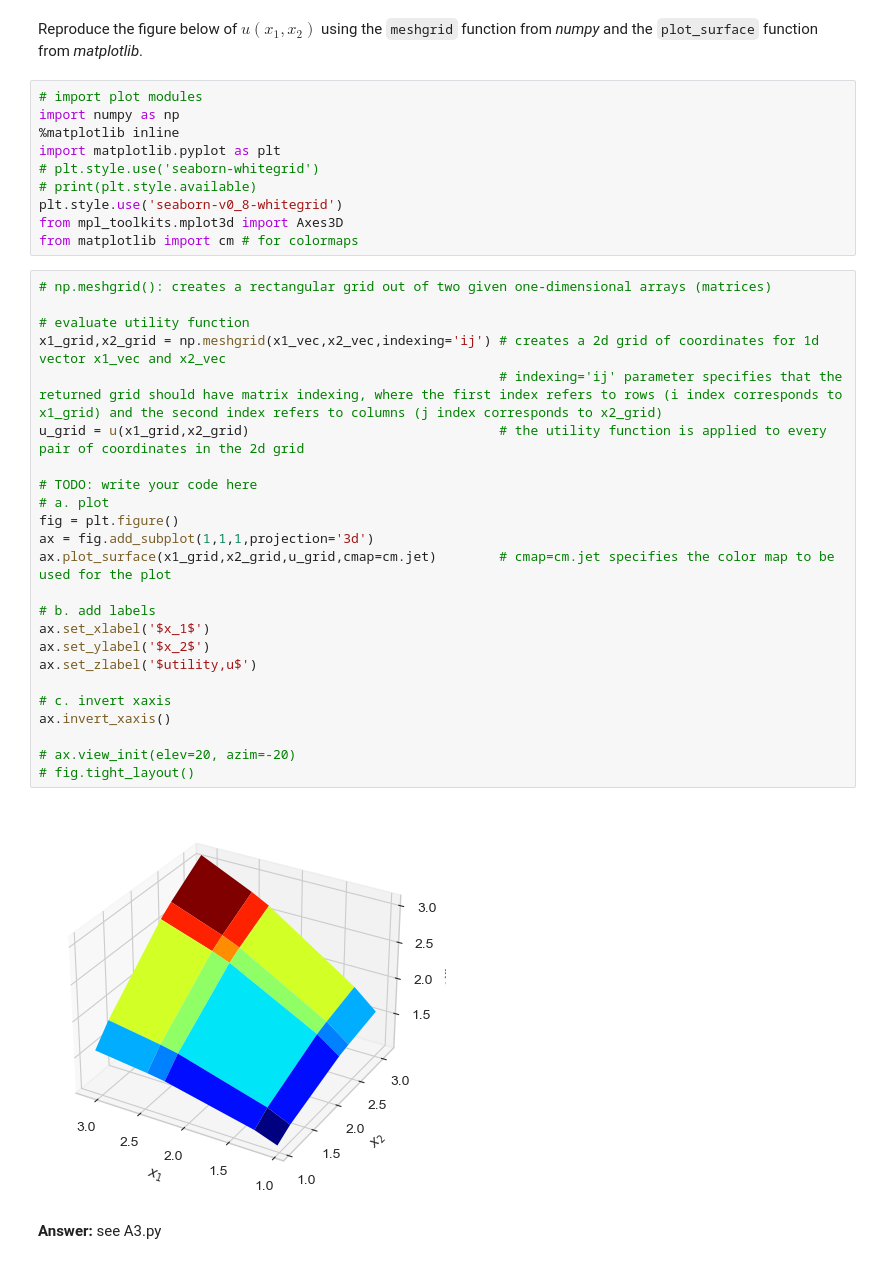
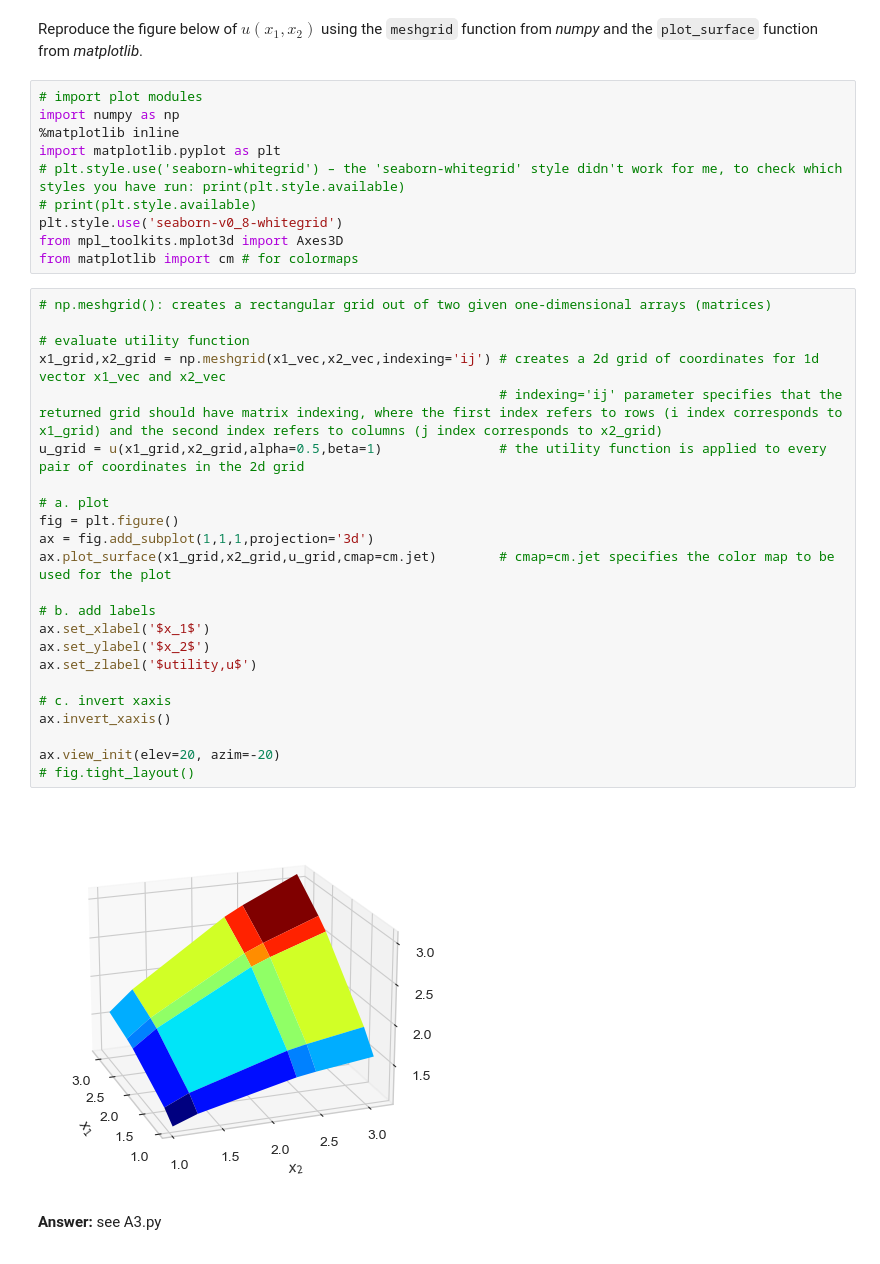
Before and after one commit to RosaMeyer/IntroProg-exercises, a Jupyter notebook: PS1/problem_set_1.ipynb, the cells around one changed output. Cells and saved outputs as stored; diff of their text form.

```diff
--- a/PS1/problem_set_1.ipynb
+++ b/PS1/problem_set_1.ipynb
@@ -98,7 +138,7 @@ Reproduce the figure below of $u(x_1,x_2)$ using the `meshgrid` function from _n
 import numpy as np
 %matplotlib inline
 import matplotlib.pyplot as plt
-# plt.style.use('seaborn-whitegrid')
+# plt.style.use('seaborn-whitegrid') – the 'seaborn-whitegrid' style didn't work for me, to check which styles you have run: print(plt.style.available)
 # print(plt.style.available)
 plt.style.use('seaborn-v0_8-whitegrid')
 from mpl_toolkits.mplot3d import Axes3D
@@ -106,29 +146,28 @@ from matplotlib import cm # for colormaps
 # %%
 # np.meshgrid(): creates a rectangular grid out of two given one-dimensional arrays (matrices)
 
 # evaluate utility function
 x1_grid,x2_grid = np.meshgrid(x1_vec,x2_vec,indexing='ij') # creates a 2d grid of coordinates for 1d vector x1_vec and x2_vec
                                                            # indexing='ij' parameter specifies that the returned grid should have matrix indexing, where the first index refers to rows (i index corresponds to x1_grid) and the second index refers to columns (j index corresponds to x2_grid)
-u_grid = u(x1_grid,x2_grid)                                # the utility function is applied to every pair of coordinates in the 2d grid
+u_grid = u(x1_grid,x2_grid,alpha=0.5,beta=1)               # the utility function is applied to every pair of coordinates in the 2d grid
 
-# TODO: write your code here
 # a. plot
 fig = plt.figure()
 ax = fig.add_subplot(1,1,1,projection='3d')
 ax.plot_surface(x1_grid,x2_grid,u_grid,cmap=cm.jet)        # cmap=cm.jet specifies the color map to be used for the plot
 
 # b. add labels
 ax.set_xlabel('$x_1$')
 ax.set_ylabel('$x_2$')
 ax.set_zlabel('$utility,u$')
 
 # c. invert xaxis
 ax.invert_xaxis()
 
-# ax.view_init(elev=20, azim=-20)
+ax.view_init(elev=20, azim=-20)
 # fig.tight_layout()
 # %% [output]
-[figure, old version]
+[figure, new version]
 # %% [markdown]
 **Answer:** see A3.py
 # %% [markdown]
```
Also changed, not shown: parts of 6 cells of this notebook.
